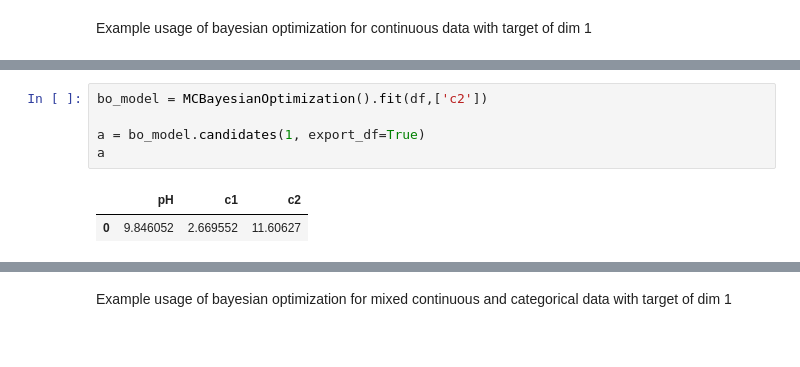
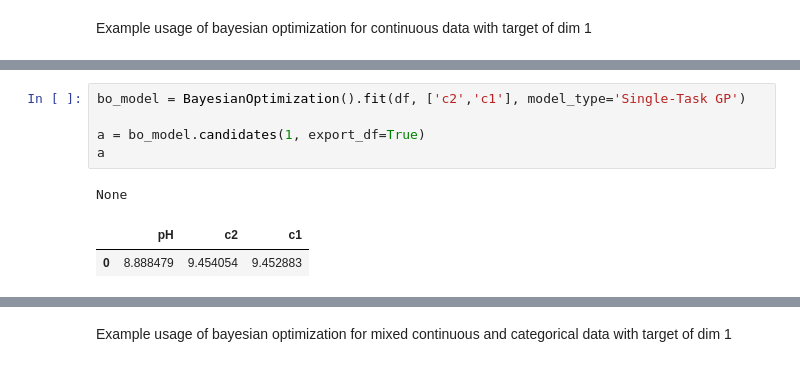
Before and after one commit to DaniNiamut/ict-f0ntys-internship, a Jupyter notebook: example_use_bayes_opt.ipynb, the cells around one changed output, grey strips where cells are left out. Saved outputs shown, nothing was run; the diff lists cells and outputs as text.

```diff
--- a/example_use_bayes_opt.ipynb
+++ b/example_use_bayes_opt.ipynb
@@ -25,8 +31,9 @@ df
 # %%
-bo_model = MCBayesianOptimization().fit(df,['c2'])
+bo_model = BayesianOptimization().fit(df, ['c2','c1'], model_type='Single-Task GP')
 
 a = bo_model.candidates(1, export_df=True)
 a
 # %% [output]
+None
-|  | pH | c1 | c2 |
-| 0 | 9.846052 | 2.669552 | 11.60627 |
+|  | pH | c2 | c1 |
+| 0 | 8.888479 | 9.454054 | 9.452883 |
```
Also changed, not shown: parts of 7 cells of this notebook, 10 other files.
